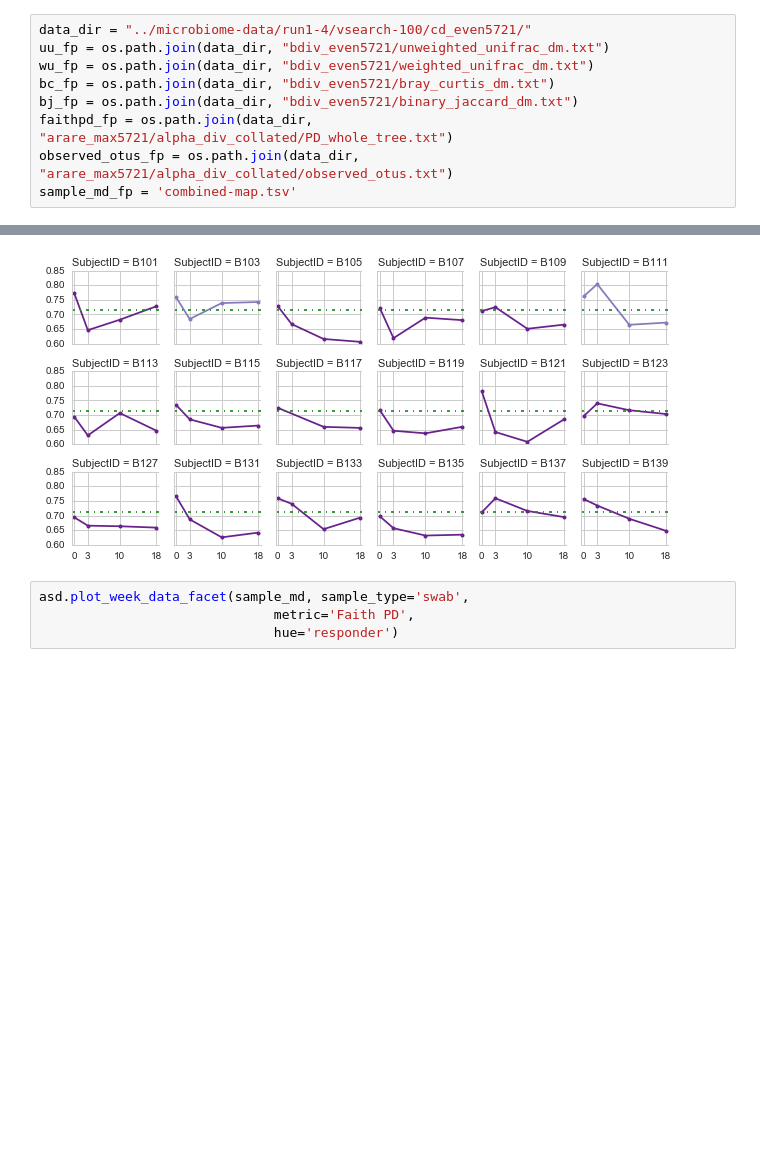
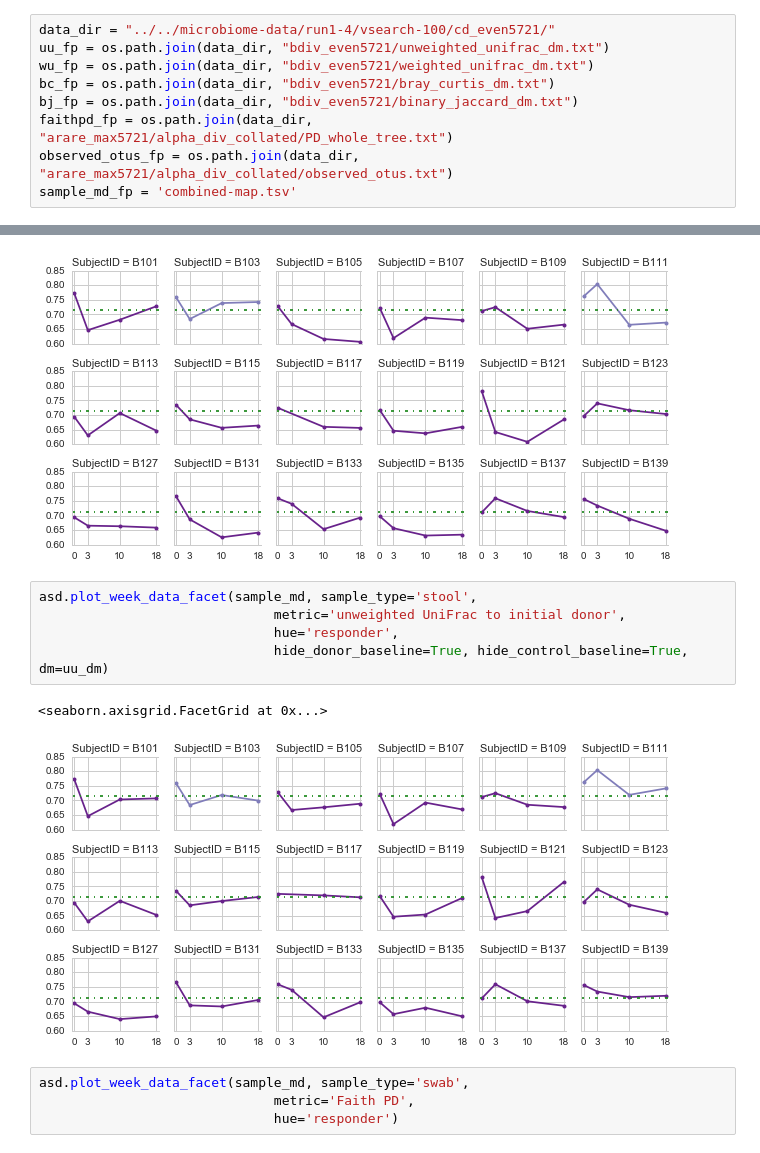
Before and after one commit to khemlalnirmalkar/autism-fmt1, a Jupyter notebook: 16S/engraftment.ipynb, the cells around one changed output, grey strips where cells are left out. Saved outputs shown, nothing was run; the diff lists cells and outputs as text; blank space fills up the shorter version.

```diff
--- a/16S/engraftment.ipynb
+++ b/16S/engraftment.ipynb
@@ -8,7 +8,7 @@ import os
 import asd
 %matplotlib inline
 # %%
-data_dir = "../microbiome-data/run1-4/vsearch-100/cd_even5721/"
+data_dir = "../../microbiome-data/run1-4/vsearch-100/cd_even5721/"
 uu_fp = os.path.join(data_dir, "bdiv_even5721/unweighted_unifrac_dm.txt")
 wu_fp = os.path.join(data_dir, "bdiv_even5721/weighted_unifrac_dm.txt")
 bc_fp = os.path.join(data_dir, "bdiv_even5721/bray_curtis_dm.txt")
@@ -239,6 +239,14 @@ asd.plot_week_data_facet(sample_md, sample_type='stool',
 # %% [output]
 <seaborn.axisgrid.FacetGrid at 0x...>
 [figure]
+# %%
+asd.plot_week_data_facet(sample_md, sample_type='stool',
+                              metric='unweighted UniFrac to initial donor',
+                              hue='responder',
+                              hide_donor_baseline=True, hide_control_baseline=True, dm=uu_dm)
+# %% [output]
+<seaborn.axisgrid.FacetGrid at 0x...>
+[figure, added]
 # %%
 asd.plot_week_data_facet(sample_md, sample_type='swab',
                               metric='Faith PD',
```
Also changed, not shown: parts of 1 cell of this notebook, 1 other file.
